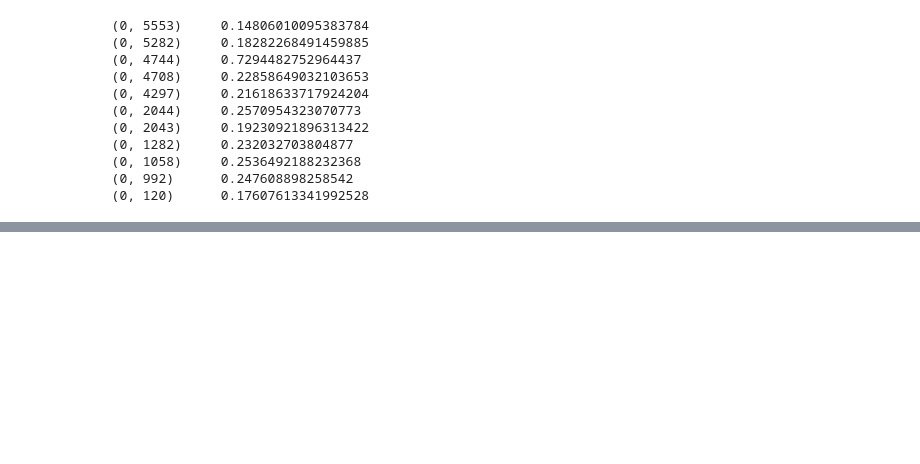
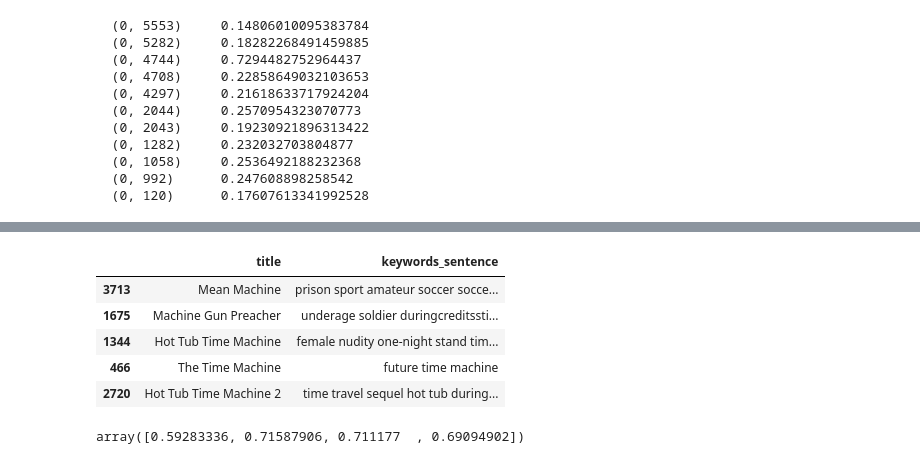
Before and after one commit to DanielHelps/TMDB-movies-analysis-and-predition, a Jupyter notebook: ratings.ipynb, the cells around one changed output, grey strips where cells are left out. Drawn from its saved outputs; the diff is of its cells as text; code cells hidden in the pictures; blank space fills up the shorter version.

Commit message:
adding title to recommeder system

```diff
--- a/ratings.ipynb
+++ b/ratings.ipynb
@@ -617,0 +591,15 @@ df_keywords.iloc[similarity][['title','keywords_sentence']]
+# %%
+from sklearn.feature_extraction.text import TfidfVectorizer
+
+vect = TfidfVectorizer()
+
+# tf_idf = vect.fit_transform(df_keywords['keywords_sentence'])
+# %%
+title_strength = 5
+keywords_N_title = (df_keywords['title'] +" " )*title_strength + df_keywords['keywords_sentence']
+tf_idf = vect.fit_transform(keywords_N_title)
+print(keywords_N_title[10:15])
+print(tf_idf[1])
+vect.get_feature_names_out()[1229]
+# print(tf_idf.)
+# tf_idf = vect.fit_transform(df_keywords['keywords_sentence'])
@@ -617,0 +625,30 @@ df_keywords.iloc[similarity][['title','keywords_sentence']]
+# %%
+from sklearn.metrics.pairwise import cosine_similarity
+
+search_keywords = "machine learning"
+query = vect.transform([search_keywords])
+# similarity = cosine_similarity(query, tf_idf).flatten().argsort()[-5:-1]
+similarity = cosine_similarity(query, tf_idf).flatten()
+# similarity = cosine_similarity(tf_idf)
+# similarity_indices = similarity[np.nonzero(similarity)].argsort()[-5:][::-1]
+similarity_indices = np.argpartition(similarity,-5)[-5:][::-1]
+
+# non_zero_indices = [x if similarity[x] != 0 else '' for x in similarity_indices]
+non_zero_indices = [x for x in similarity_indices if similarity[x] != 0]
+# print(non_zero_indices)
+# [x for x in ]similarity[similarity_indices]
+# aaa = keywords_N_title[keywords_N_title.str.contains('Pirates')]
+# similar_indices = np.argpartition(similarity,-5)
+# similarity
+df_keywords.iloc[non_zero_indices][['title','keywords_sentence']]
+# %% [output]
+|  | title | keywords_sentence |
+| 3713 | Mean Machine | prison sport amateur soccer socce... |
+| 1675 | Machine Gun Preacher | underage soldier duringcreditssti... |
+| 1344 | Hot Tub Time Machine | female nudity one-night stand tim... |
+| 466 | The Time Machine | future time machine |
+| 2720 | Hot Tub Time Machine 2 | time travel sequel hot tub during... |
+# %%
+similarity[np.nonzero(similarity)]
+# %% [output]
+array([0.59283336, 0.71587906, 0.711177  , 0.69094902])
```
Also changed, not shown: parts of 5 cells of this notebook.
